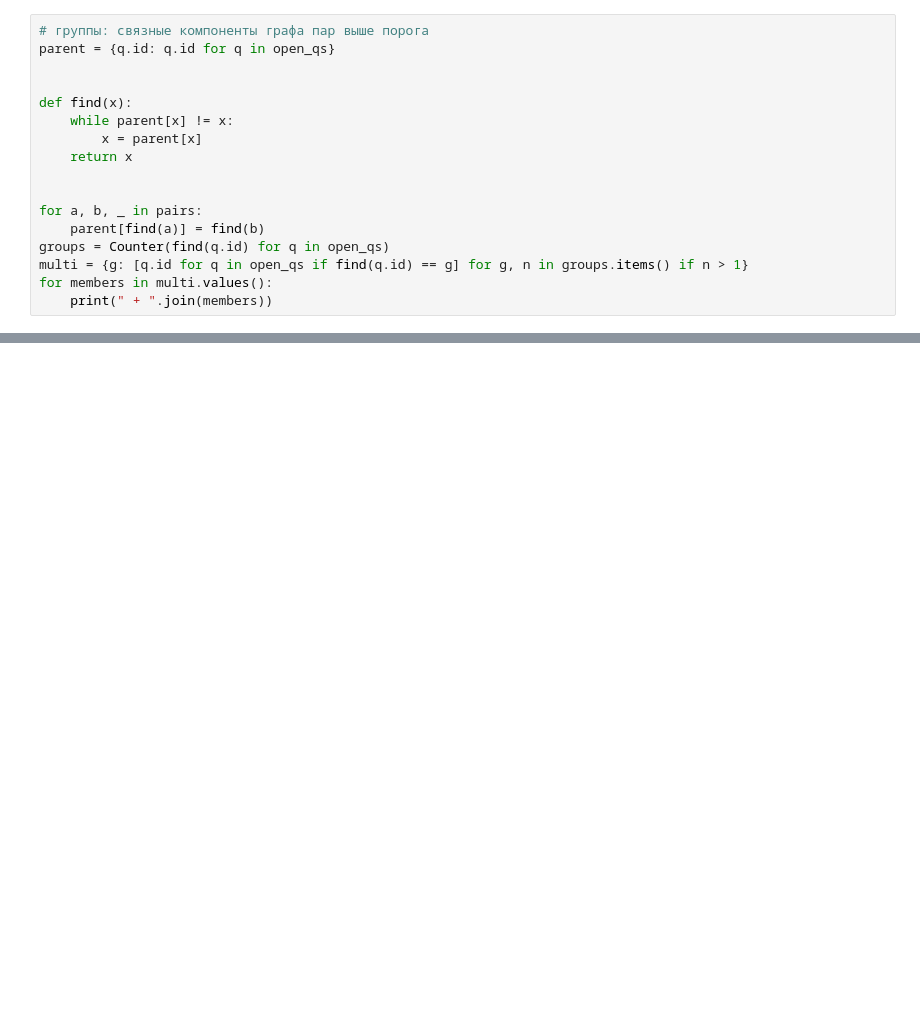
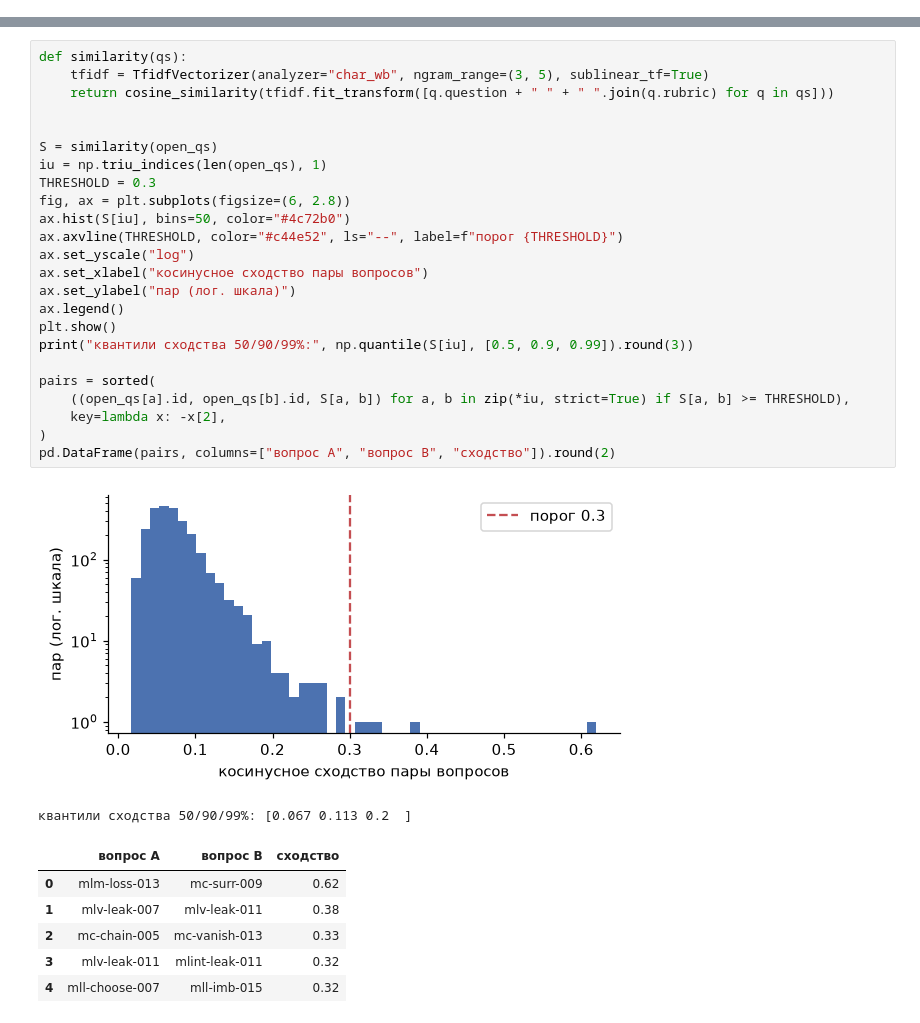
Before and after one commit to egorsorvin/ml-interview-trainer, a Jupyter notebook: notebooks/01_question_bank_eda.ipynb, the cells around one changed output, grey strips where cells are left out. Drawn from its saved outputs; the diff is of its cells as text; blank space fills up the shorter version.

```diff
--- a/notebooks/01_question_bank_eda.ipynb
+++ b/notebooks/01_question_bank_eda.ipynb
@@ -279,17 +0,0 @@ pd.DataFrame(sorted(pairs, key=lambda x: -x[2]), columns=["вопрос A", "в
-# %%
-# группы: связные компоненты графа пар выше порога
-parent = {q.id: q.id for q in open_qs}
-
-
-def find(x):
-    while parent[x] != x:
-        x = parent[x]
-    return x
-
-
-for a, b, _ in pairs:
-    parent[find(a)] = find(b)
-groups = Counter(find(q.id) for q in open_qs)
-multi = {g: [q.id for q in open_qs if find(q.id) == g] for g, n in groups.items() if n > 1}
-for members in multi.values():
-    print(" + ".join(members))
@@ -456,0 +151,33 @@ theses_after[theses_after["категория"] == "составной"][["во
+# %%
+def similarity(qs):
+    tfidf = TfidfVectorizer(analyzer="char_wb", ngram_range=(3, 5), sublinear_tf=True)
+    return cosine_similarity(tfidf.fit_transform([q.question + " " + " ".join(q.rubric) for q in qs]))
+
+
+S = similarity(open_qs)
+iu = np.triu_indices(len(open_qs), 1)
+THRESHOLD = 0.3
+fig, ax = plt.subplots(figsize=(6, 2.8))
+ax.hist(S[iu], bins=50, color="#4c72b0")
+ax.axvline(THRESHOLD, color="#c44e52", ls="--", label=f"порог {THRESHOLD}")
+ax.set_yscale("log")
+ax.set_xlabel("косинусное сходство пары вопросов")
+ax.set_ylabel("пар (лог. шкала)")
+ax.legend()
+plt.show()
+print("квантили сходства 50/90/99%:", np.quantile(S[iu], [0.5, 0.9, 0.99]).round(3))
+
+pairs = sorted(
+    ((open_qs[a].id, open_qs[b].id, S[a, b]) for a, b in zip(*iu, strict=True) if S[a, b] >= THRESHOLD),
+    key=lambda x: -x[2],
+)
+pd.DataFrame(pairs, columns=["вопрос A", "вопрос B", "сходство"]).round(2)
+# %% [output]
+[figure, added]
+квантили сходства 50/90/99%: [0.067 0.113 0.2  ]
+|  | вопрос A | вопрос B | сходство |
+| 0 | mlm-loss-013 | mc-surr-009 | 0.62 |
+| 1 | mlv-leak-007 | mlv-leak-011 | 0.38 |
+| 2 | mc-chain-005 | mc-vanish-013 | 0.33 |
+| 3 | mlv-leak-011 | mlint-leak-011 | 0.32 |
+| 4 | mll-choose-007 | mll-imb-015 | 0.32 |
```
Also changed, not shown: parts of 41 cells of this notebook.
